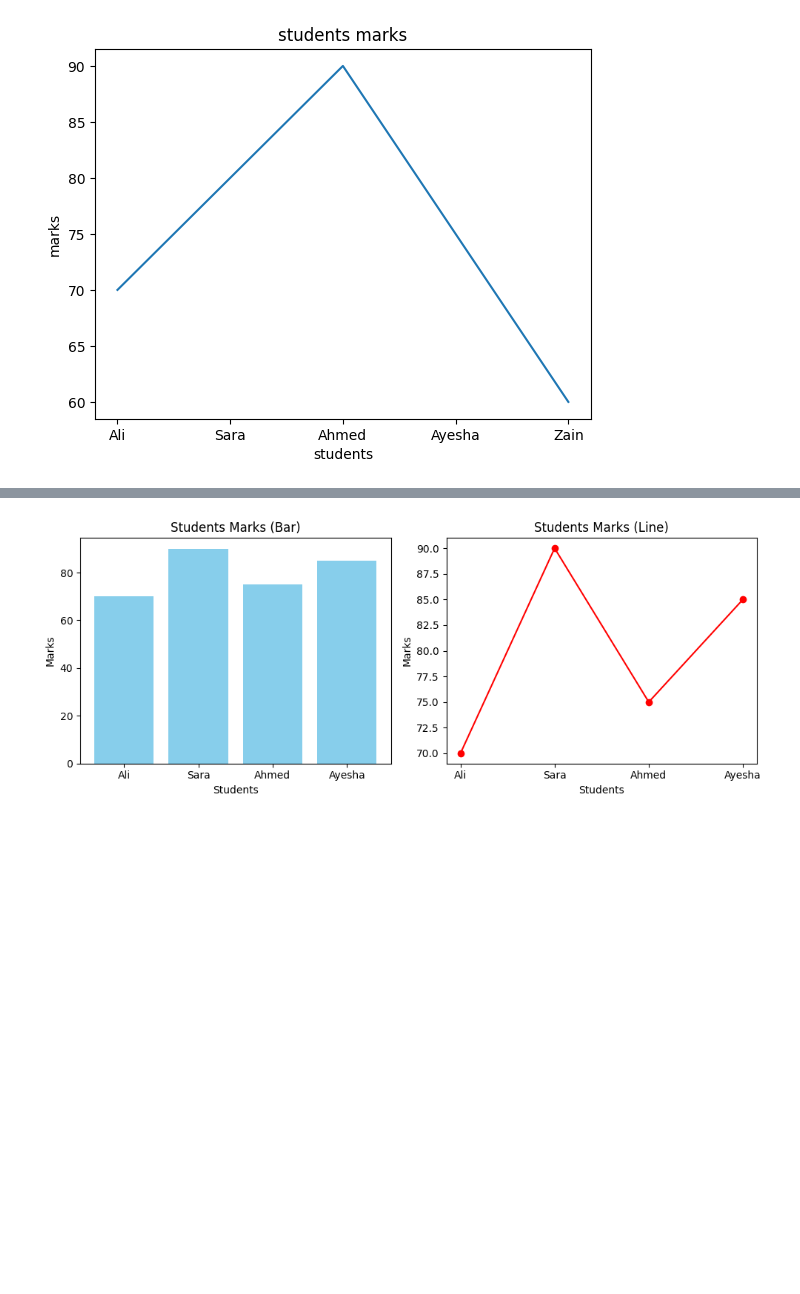
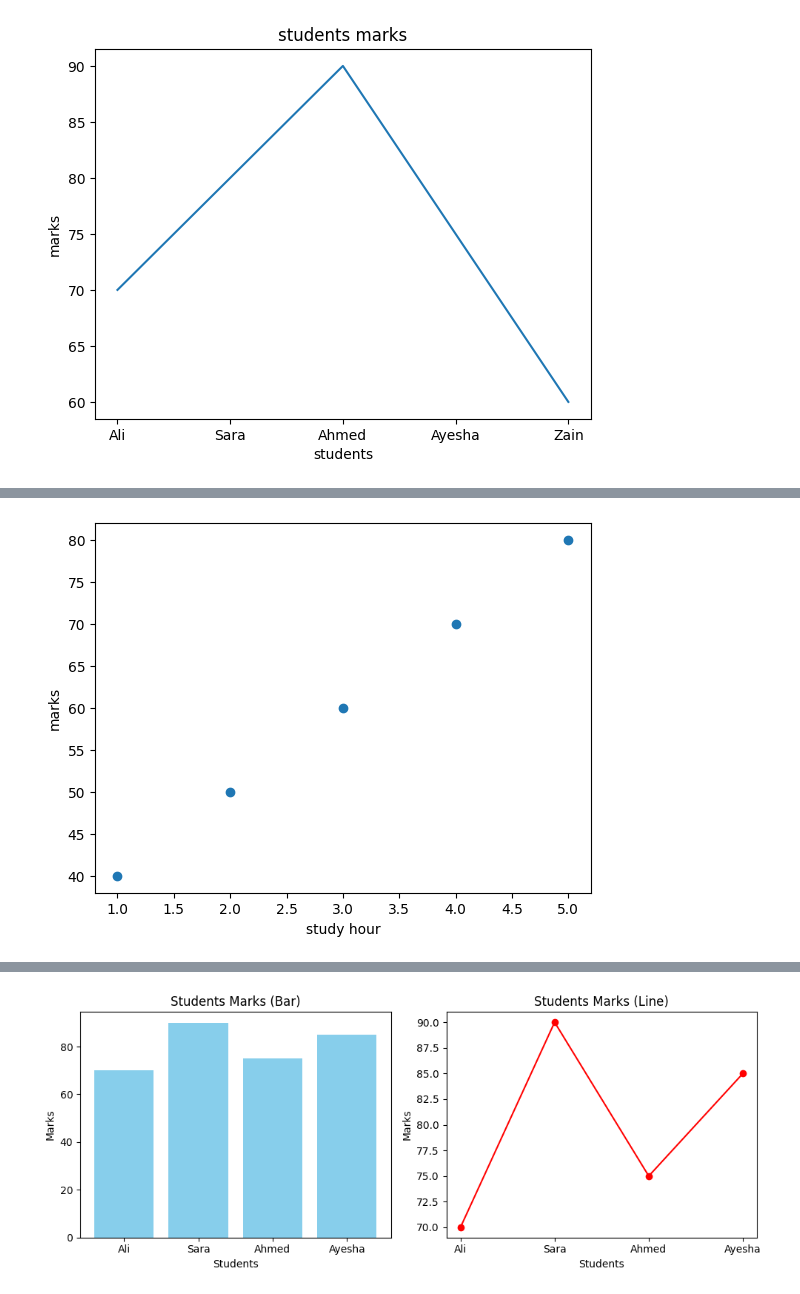
Before and after one commit to ummerooman224-lgtm/Matplotlib_Tasks, a Jupyter notebook: Matplotlib_Tasks.ipynb, the cells around one changed output, grey strips where cells are left out. Saved outputs shown, nothing was run; the diff lists cells and outputs as text; code cells hidden in the pictures; blank space fills up the shorter version.

```diff
--- a/Matplotlib_Tasks.ipynb
+++ b/Matplotlib_Tasks.ipynb
@@ -56,0 +45,13 @@ plt.show()
+# %%
+Data = {
+    "study_hour":[1, 2, 3, 4, 5],
+    "marks":[40, 50 , 60, 70, 80]
+}
+df = pd.DataFrame(Data)
+df
+plt.scatter(df["study_hour"], df["marks"])
+plt.xlabel("study hour")
+plt.ylabel("marks")
+plt.show()
+# %% [output]
+[figure, added]
```
Also changed, not shown: parts of 8 cells of this notebook.
